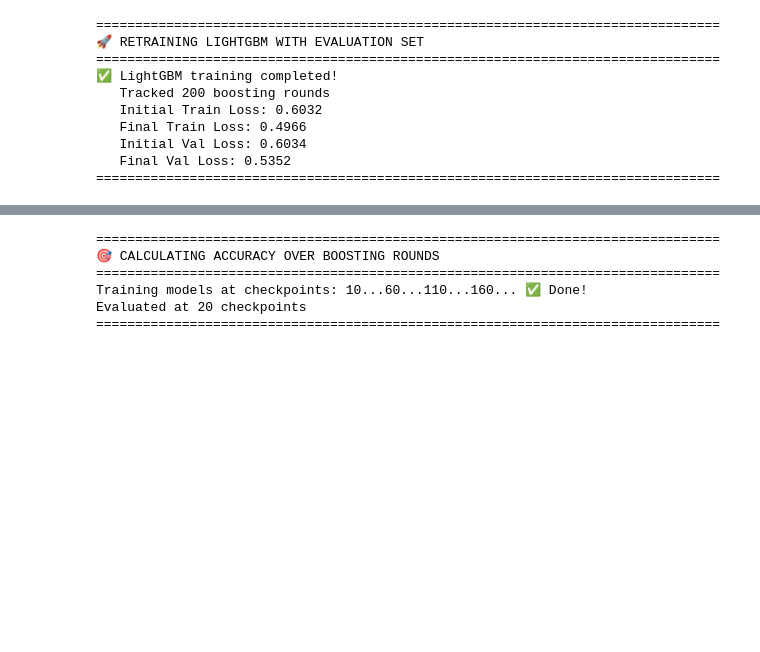
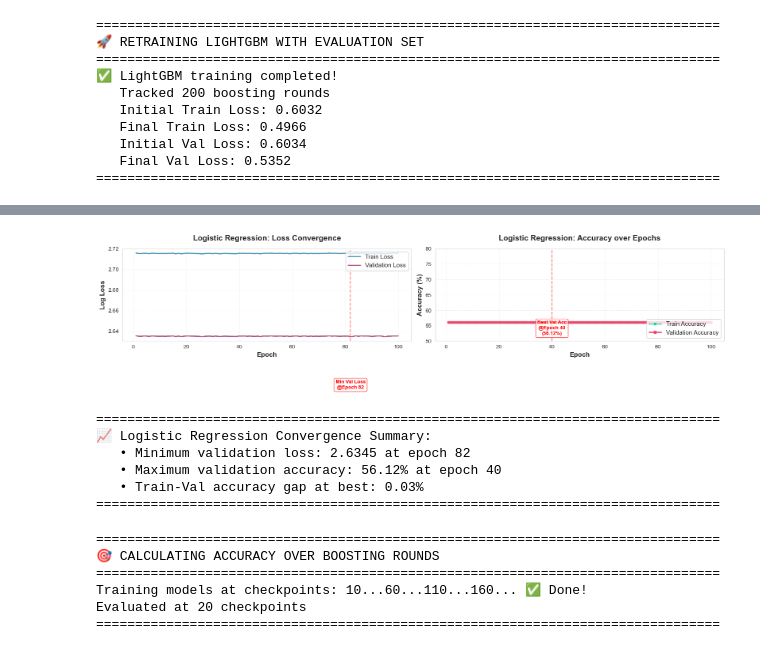
Before and after one commit to callmezuy/hcmus-introds--final-project, a Jupyter notebook: src/notebooks/modelling.ipynb, the cells around one changed output, grey strips where cells are left out. Cells and saved outputs as stored; diff of their text form; code cells hidden in the pictures; blank space fills up the shorter version.

Commit message:
feat: ✨ add logistic regression learning curves visualization

```diff
--- a/src/notebooks/modelling.ipynb
+++ b/src/notebooks/modelling.ipynb
@@ -1546,3 +1617,62 @@ print("="*80)
+# %%
+# Visualize Learning Curves for Logistic Regression
+fig, axes = plt.subplots(1, 2, figsize=(16, 5))
+
+# --- Loss Curve ---
+ax1 = axes[0]
+epochs = range(1, n_epochs + 1)
+ax1.plot(epochs, train_loss_lr, label='Train Loss', linewidth=2, color='#2E86AB', alpha=0.9)
+ax1.plot(epochs, val_loss_lr, label='Validation Loss', linewidth=2, color='#A23B72', alpha=0.9)
+ax1.set_xlabel('Epoch', fontsize=12, fontweight='bold')
+ax1.set_ylabel('Log Loss', fontsize=12, fontweight='bold')
+ax1.set_title('Logistic Regression: Loss Convergence', fontsize=14, fontweight='bold', pad=15)
+ax1.legend(fontsize=11, loc='upper right')
+ax1.grid(True, alpha=0.3, linestyle='--')
+
+# Find and annotate minimum validation loss
+min_val_loss_idx = np.argmin(val_loss_lr)
+ax1.axvline(x=min_val_loss_idx + 1, color='red', linestyle='--', alpha=0.5, linewidth=1.5)
+ax1.text(min_val_loss_idx + 1, ax1.get_ylim()[1] * 0.95,
+         f'Min Val Loss\n@Epoch {min_val_loss_idx + 1}',
+         ha='center', fontsize=9, color='red', fontweight='bold',
+         bbox=dict(boxstyle='round,pad=0.3', facecolor='white', edgecolor='red', alpha=0.7))
+
+# --- Accuracy Curve ---
+ax2 = axes[1]
+ax2.plot(epochs, [acc*100 for acc in train_acc_lr], label='Train Accuracy', linewidth=2, color='#06D6A0', marker='o', markersize=4, alpha=0.9)
+ax2.plot(epochs, [acc*100 for acc in val_acc_lr], label='Validation Accuracy', linewidth=2, color='#EF476F', marker='s', markersize=4, alpha=0.9)
+ax2.set_xlabel('Epoch', fontsize=12, fontweight='bold')
+ax2.set_ylabel('Accuracy (%)', fontsize=12, fontweight='bold')
+ax2.set_title('Logistic Regression: Accuracy over Epochs', fontsize=14, fontweight='bold', pad=15)
+ax2.legend(fontsize=11, loc='lower right')
+ax2.grid(True, alpha=0.3, linestyle='--')
+ax2.set_ylim(50, 80) # Keep ylim 50-80 for better visibility of LR performance
+
+# Find and annotate best validation accuracy
+max_val_acc_idx = np.argmax(val_acc_lr)
+ax2.axvline(x=max_val_acc_idx + 1, color='red', linestyle='--', alpha=0.5, linewidth=1.5)
+ax2.text(max_val_acc_idx + 1, 52,
+         f'Best Val Acc\n@Epoch {max_val_acc_idx + 1}\n({val_acc_lr[max_val_acc_idx]*100:.2f}%)',
+         ha='center', fontsize=9, color='red', fontweight='bold',
+         bbox=dict(boxstyle='round,pad=0.3', facecolor='white', edgecolor='red', alpha=0.7))
+
+plt.tight_layout()
+plt.show()
+
+print("="*80)
+print("📈 Logistic Regression Convergence Summary:")
+print(f"   • Minimum validation loss: {val_loss_lr[min_val_loss_idx]:.4f} at epoch {min_val_loss_idx+1}")
+print(f"   • Maximum validation accuracy: {val_acc_lr[max_val_acc_idx]*100:.2f}% at epoch {max_val_acc_idx+1}")
+print(f"   • Train-Val accuracy gap at best: {(train_acc_lr[max_val_acc_idx] - val_acc_lr[max_val_acc_idx])*100:.2f}%")
+print("="*80)
+# %% [output]
+[figure, added]
+================================================================================
+📈 Logistic Regression Convergence Summary:
+   • Minimum validation loss: 2.6345 at epoch 82
+   • Maximum validation accuracy: 56.12% at epoch 40
+   • Train-Val accuracy gap at best: 0.03%
+================================================================================
 # %%
 # Calculate Accuracy over iterations
 print("\n" + "="*80)
```
Also changed, not shown: parts of 16 cells of this notebook.
